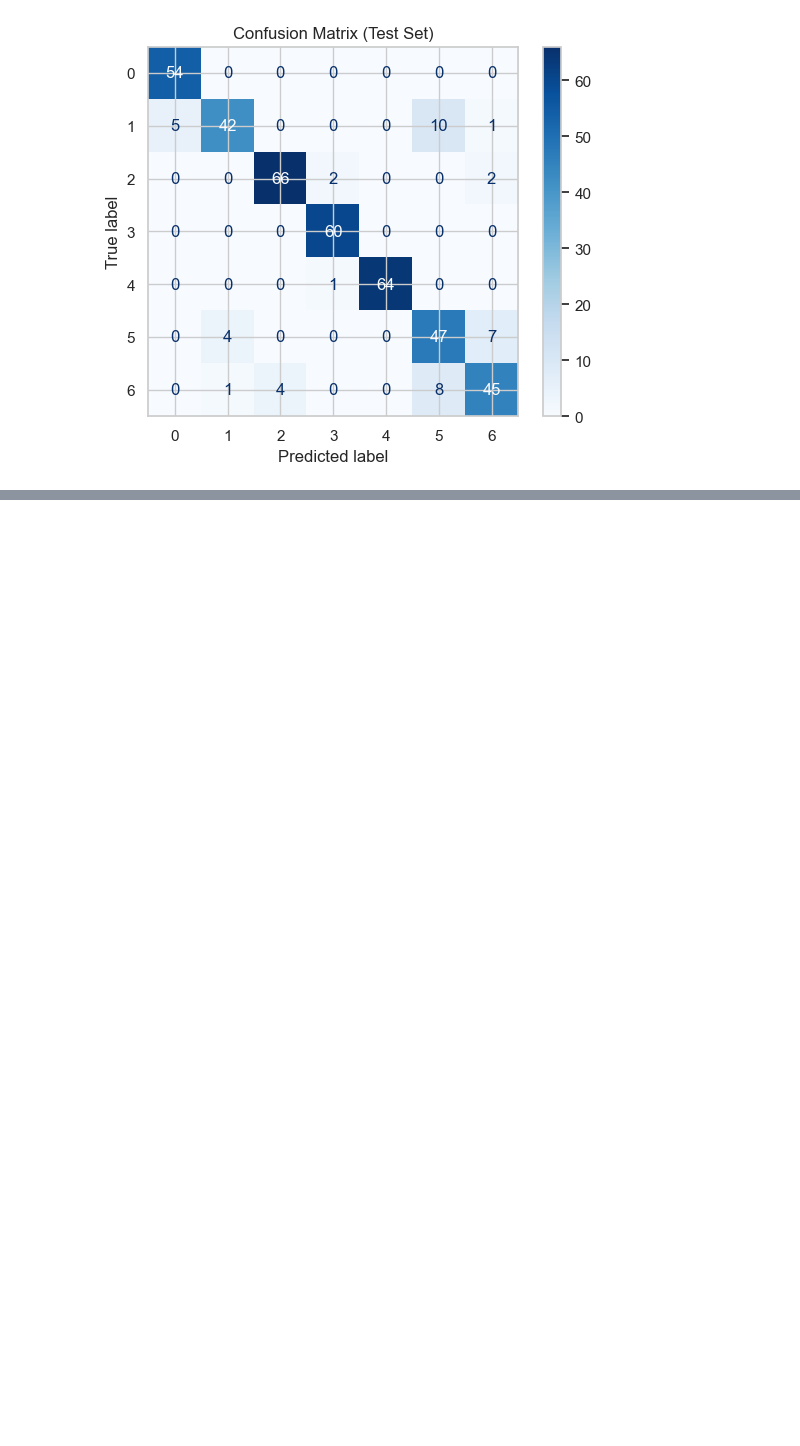
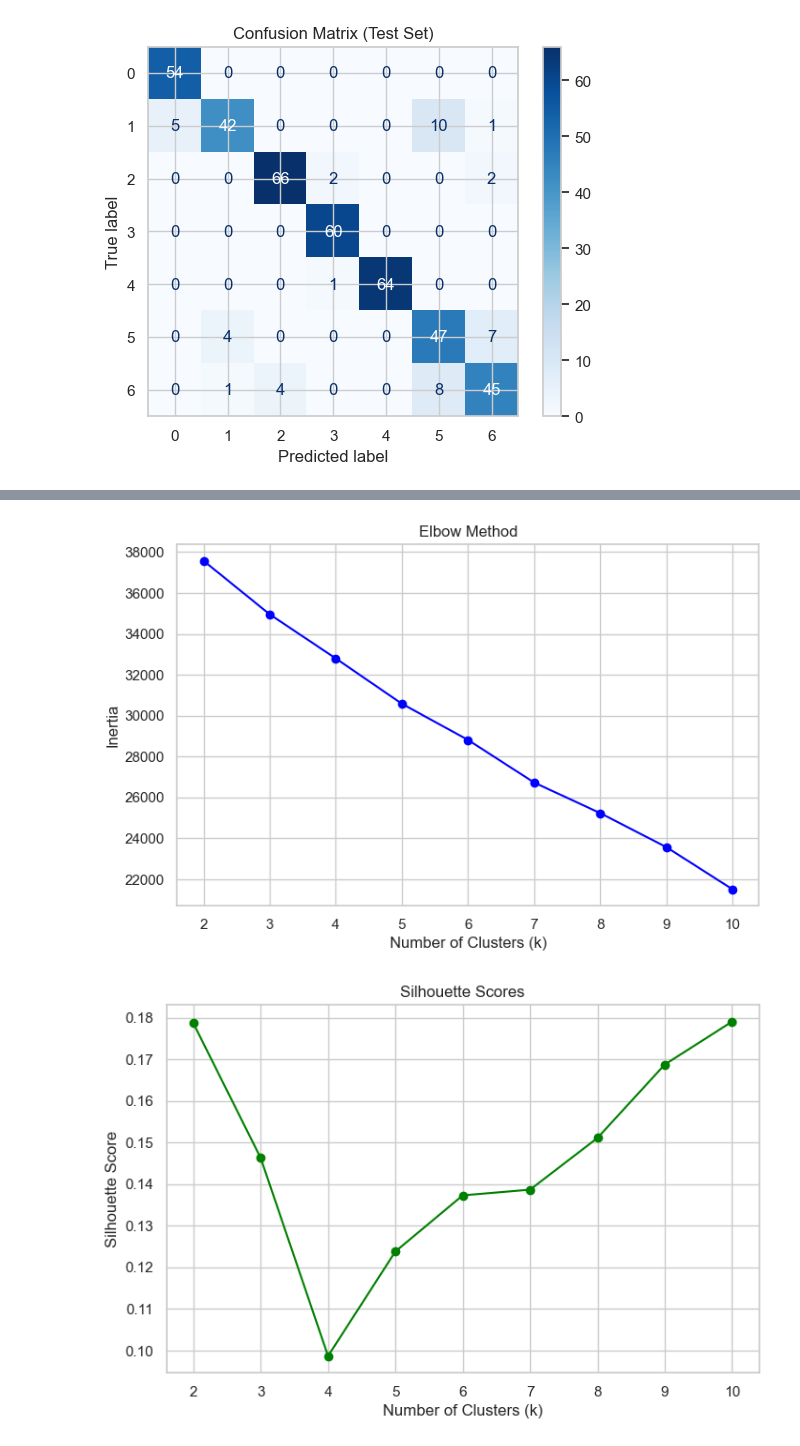
Before and after one commit to joenash156/lab-2-predictive-analytics, a Jupyter notebook: lab_2_predictive_analytics.ipynb, the cells around one changed output, grey strips where cells are left out. Cells and saved outputs as stored; diff of their text form; code cells hidden in the pictures; blank space fills up the shorter version.

```diff
--- a/lab_2_predictive_analytics.ipynb
+++ b/lab_2_predictive_analytics.ipynb
@@ -638,37 +641,92 @@ Test: Accuracy = 99.29%, Macro-F1 = 0.9928
 Although the Random Forest achieved 100% accuracy and Macro-F1 on the training set, its validation and test performance remained very high (99.05% and 99.29% accuracy, respectively). The very small drop in performance suggests that the model is well-fitted with only minimal overfitting, as it generalizes extremely well to unseen data.
 # %%
 # TODO: Use ONLY the scaled obesity features (no target) for clustering.
+
 X_cluster = obesity.drop("NObeyesdad", axis=1)
 
 scaler = StandardScaler()
 X_cluster_scaled = scaler.fit_transform(X_cluster)
 
+
 # TODO: Choose the number of clusters k with the Elbow method (and/or silhouette score).
 #   from sklearn.cluster import KMeans
 #   from sklearn.metrics import silhouette_score
 #   Loop k = 2..10, record inertia_ (and silhouette), and plot inertia vs k.
+
 inertia = []
 silhouette_scores = []
 
 k_values = range(2, 11)
 
 for k in k_values:
     kmeans = KMeans(
         n_clusters=k,
         random_state=RANDOM_STATE,
         n_init=10
     )
 
     cluster_labels = kmeans.fit_predict(X_cluster_scaled)
 
     inertia.append(kmeans.inertia_)
-
     silhouette_scores.append(
         silhouette_score(X_cluster_scaled, cluster_labels)
     )
 
+# Elbow plot
+plt.figure(figsize=(8, 5))
+plt.plot(k_values, inertia, marker="o", color="blue")
+plt.xlabel("Number of Clusters (k)")
+plt.ylabel("Inertia")
+plt.title("Elbow Method")
+plt.grid(True)
+plt.show()
+
+# Silhouette plot
+plt.figure(figsize=(8, 5))
+plt.plot(k_values, silhouette_scores, marker="o", color="green")
+plt.xlabel("Number of Clusters (k)")
+plt.ylabel("Silhouette Score")
+plt.title("Silhouette Scores")
+plt.grid(True)
+plt.show()
+
+
 # TODO: Fit KMeans with your chosen k (random_state=RANDOM_STATE) and get cluster labels.
+
+best_k = 4      # Change this after inspecting the Elbow and Silhouette plots
+
+kmeans = KMeans(
+    n_clusters=best_k,
+    random_state=RANDOM_STATE,
+    n_init=10
+)
+
+cluster_labels = kmeans.fit_predict(X_cluster_scaled)
+
 
 # TODO: Visualise the clusters in 2D.
 #   Pick two informative features (e.g. Weight vs Height) OR reduce to 2D with PCA
 #   (from sklearn.decomposition import PCA) and colour points by cluster.
+
+
+pca = PCA(n_components=2)
+
+X_pca = pca.fit_transform(X_cluster_scaled)
+
+plt.figure(figsize=(8, 6))
+
+plt.scatter(
+    X_pca[:, 0],
+    X_pca[:, 1],
+    c=cluster_labels,
+    cmap="viridis"
+)
+
+plt.xlabel("Principal Component 1")
+plt.ylabel("Principal Component 2")
+plt.title("K-Means Clusters (PCA Projection)")
+plt.colorbar(label="Cluster")
+plt.show()
+# %% [output]
+[figure, added]
+[figure, added]
```
Also changed, not shown: parts of 7 cells of this notebook.
